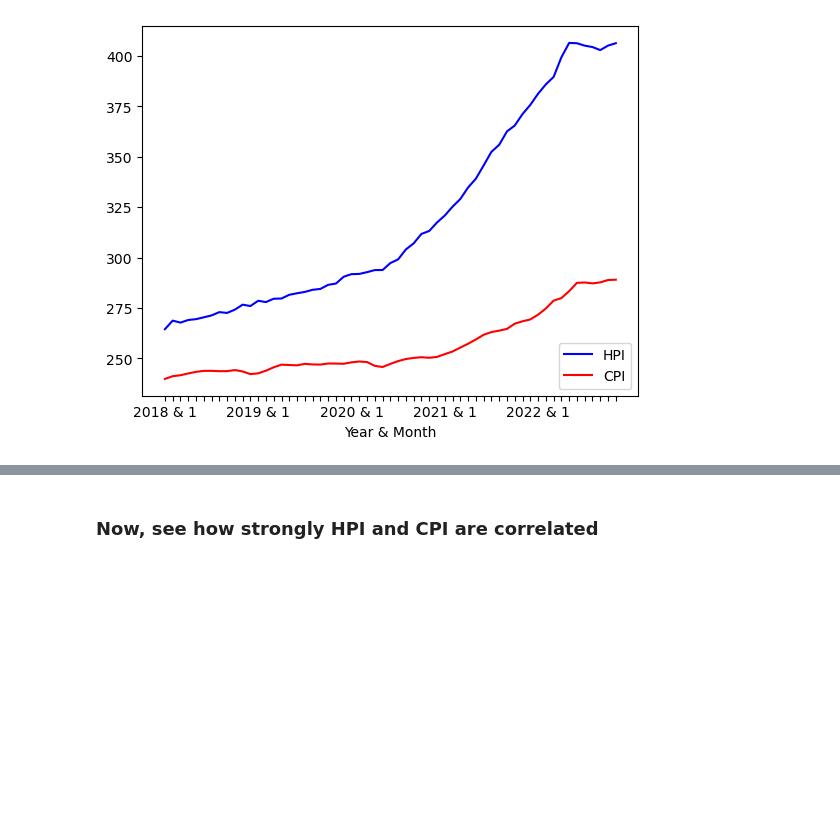
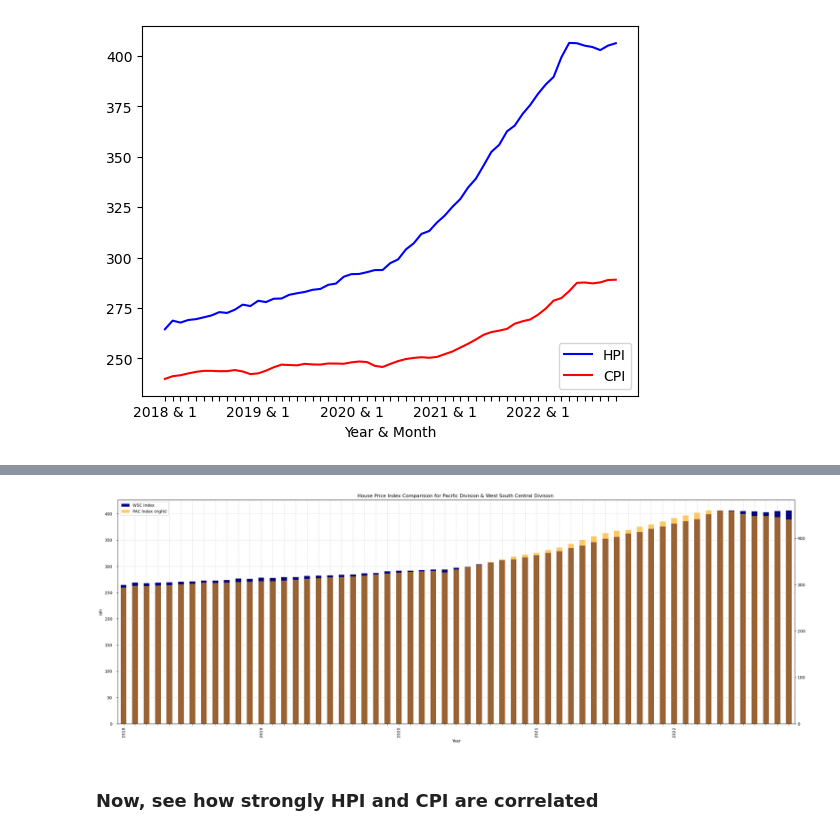
Before and after one commit to wpreeti/Group-8_Project, a Jupyter notebook: HpiCpi_viz/hpi_cpi_viz.ipynb, the cells around one changed output, grey strips where cells are left out. Cells and saved outputs as stored; diff of their text form; code cells hidden in the pictures; blank space fills up the shorter version.

```diff
--- a/HpiCpi_viz/hpi_cpi_viz.ipynb
+++ b/HpiCpi_viz/hpi_cpi_viz.ipynb
@@ -171,3 +366,26 @@ plt.show()
+# %%
+
+ax = wsc_vs_pcf_df.plot.bar(x='Year', y='WSC Index', color='navy', figsize=(30, 10))
+wsc_vs_pcf_df.plot.bar(x='Year', y='PAC Index', ax=ax, color='orange', alpha=0.6, legend=True, secondary_y=True)
+ax.set_title('House Price Index Comparision for Pacific Division & West South Central Division ')
+ax.set_xlabel('Year')
+ax.set_ylabel('HPI')
+# only show each year once
+every_nth = 12
+for n, label in enumerate(ax.xaxis.get_ticklabels()):
+    if n % every_nth != 0:
+        label.set_visible(False)
+# Add x, y gridlines
+ax.grid(b = True, color ='grey',
+        linestyle ='-.', linewidth = 0.5,
+        alpha = 0.5)
+# Add padding between axes and labels
+ax.xaxis.set_tick_params(pad = 5)
+ax.yaxis.set_tick_params(pad = 10)
+
+plt.show()
+# %% [output]
+[figure, added]
 # %% [markdown]
 ### Now, see how strongly HPI and CPI are correlated
 # %%
```
Also changed, not shown: parts of 12 cells of this notebook.
